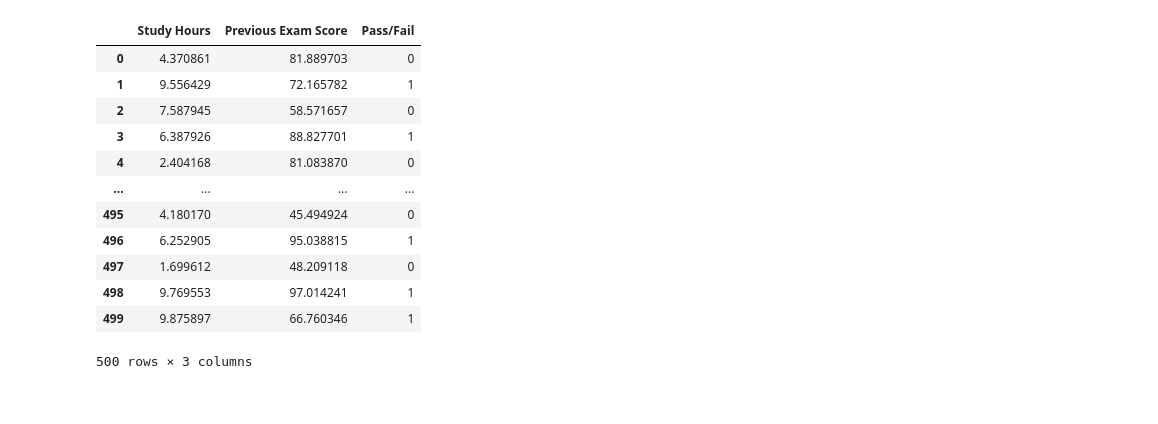
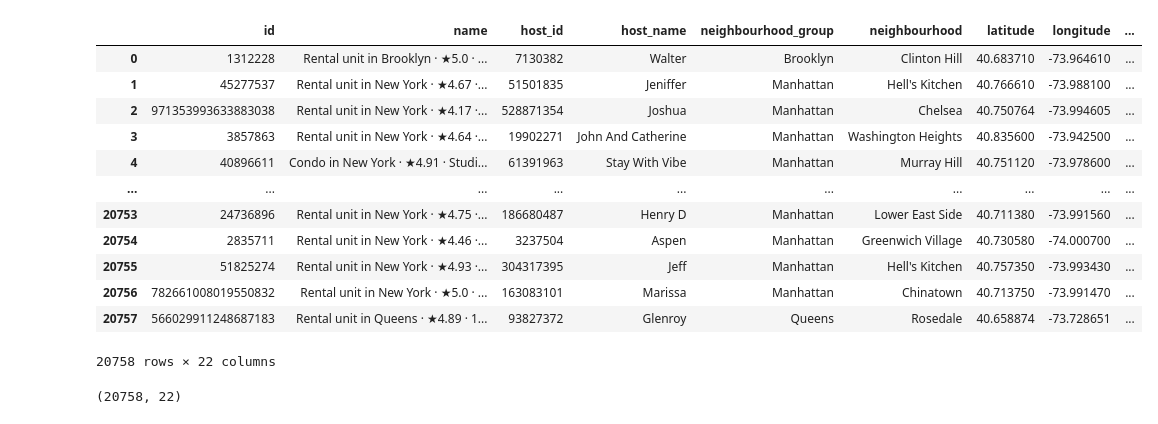
Before and after one commit to Abhasjaiswal/Python, a Jupyter notebook: Pandas/intro.ipynb, the cells around one changed output. Drawn from its saved outputs; the diff is of its cells as text; code cells hidden in the pictures.

```diff
--- a/Pandas/intro.ipynb
+++ b/Pandas/intro.ipynb
@@ -1,20 +1,25 @@
 # %%
 import pandas as pd
 # %%
-csv_path=("student_exam_data.csv")
+csv_path=("new_york_listings_2024.csv")
 df=pd.read_csv(csv_path)
 df
 # %% [output]
-|  | Study Hours | Previous Exam Score | Pass/Fail |
-| 0 | 4.370861 | 81.889703 | 0 |
-| 1 | 9.556429 | 72.165782 | 1 |
-| 2 | 7.587945 | 58.571657 | 0 |
-| 3 | 6.387926 | 88.827701 | 1 |
-| 4 | 2.404168 | 81.083870 | 0 |
-| ... | ... | ... | ... |
-| 495 | 4.180170 | 45.494924 | 0 |
-| 496 | 6.252905 | 95.038815 | 1 |
-| 497 | 1.699612 | 48.209118 | 0 |
-| 498 | 9.769553 | 97.014241 | 1 |
-| 499 | 9.875897 | 66.760346 | 1 |
+|  | id | name | host_id | host_name | neighbourhood_group | neighbourhood | latitude | longitude | ... |
+| 0 | 1312228 | Rental unit in Brooklyn · ★5.0 · ... | 7130382 | Walter | Brooklyn | Clinton Hill | 40.683710 | -73.964610 | ... |
+| 1 | 45277537 | Rental unit in New York · ★4.67 ·... | 51501835 | Jeniffer | Manhattan | Hell's Kitchen | 40.766610 | -73.988100 | ... |
+| 2 | 971353993633883038 | Rental unit in New York · ★4.17 ·... | 528871354 | Joshua | Manhattan | Chelsea | 40.750764 | -73.994605 | ... |
+| 3 | 3857863 | Rental unit in New York · ★4.64 ·... | 19902271 | John And Catherine | Manhattan | Washington Heights | 40.835600 | -73.942500 | ... |
+| 4 | 40896611 | Condo in New York · ★4.91 · Studi... | 61391963 | Stay With Vibe | Manhattan | Murray Hill | 40.751120 | -73.978600 | ... |
+| ... | ... | ... | ... | ... | ... | ... | ... | ... | ... |
+| 20753 | 24736896 | Rental unit in New York · ★4.75 ·... | 186680487 | Henry D | Manhattan | Lower East Side | 40.711380 | -73.991560 | ... |
+| 20754 | 2835711 | Rental unit in New York · ★4.46 ·... | 3237504 | Aspen | Manhattan | Greenwich Village | 40.730580 | -74.000700 | ... |
+| 20755 | 51825274 | Rental unit in New York · ★4.93 ·... | 304317395 | Jeff | Manhattan | Hell's Kitchen | 40.757350 | -73.993430 | ... |
+| 20756 | 782661008019550832 | Rental unit in New York · ★5.0 · ... | 163083101 | Marissa | Manhattan | Chinatown | 40.713750 | -73.991470 | ... |
+| 20757 | 566029911248687183 | Rental unit in Queens · ★4.89 · 1... | 93827372 | Glenroy | Queens | Rosedale | 40.658874 | -73.728651 | ... |
-500 rows × 3 columns
+20758 rows × 22 columns
+# %%
+
+df.shape
+# %% [output]
+(20758, 22)
```
Also changed, not shown: parts of 8 cells of this notebook, 2 other files.
